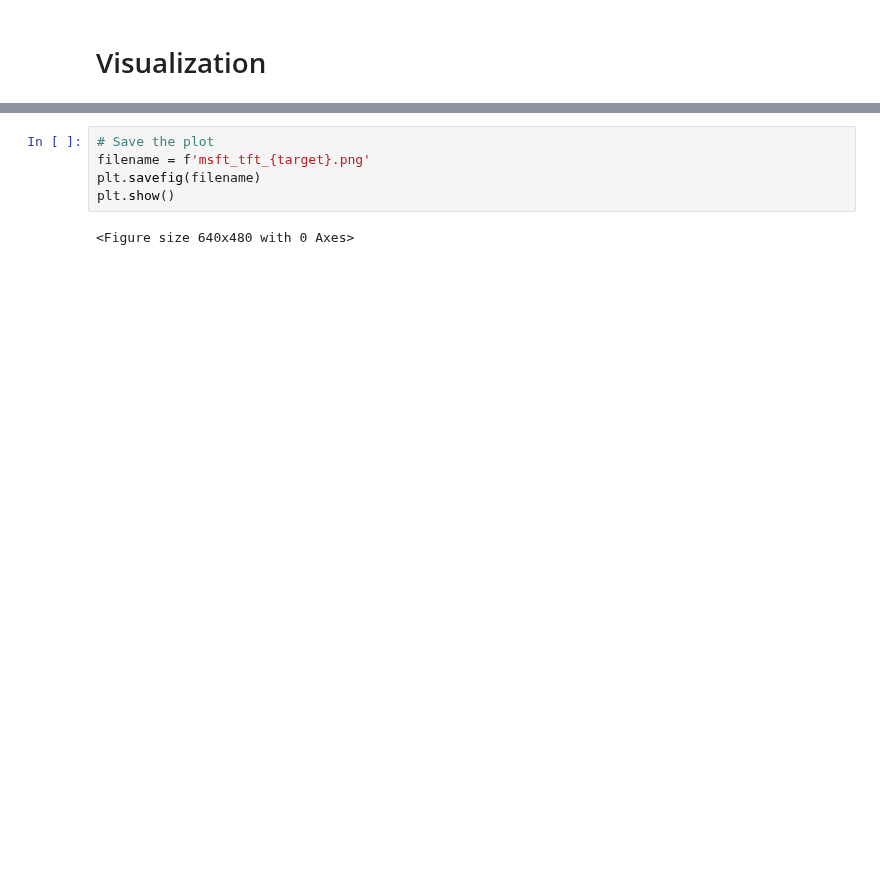
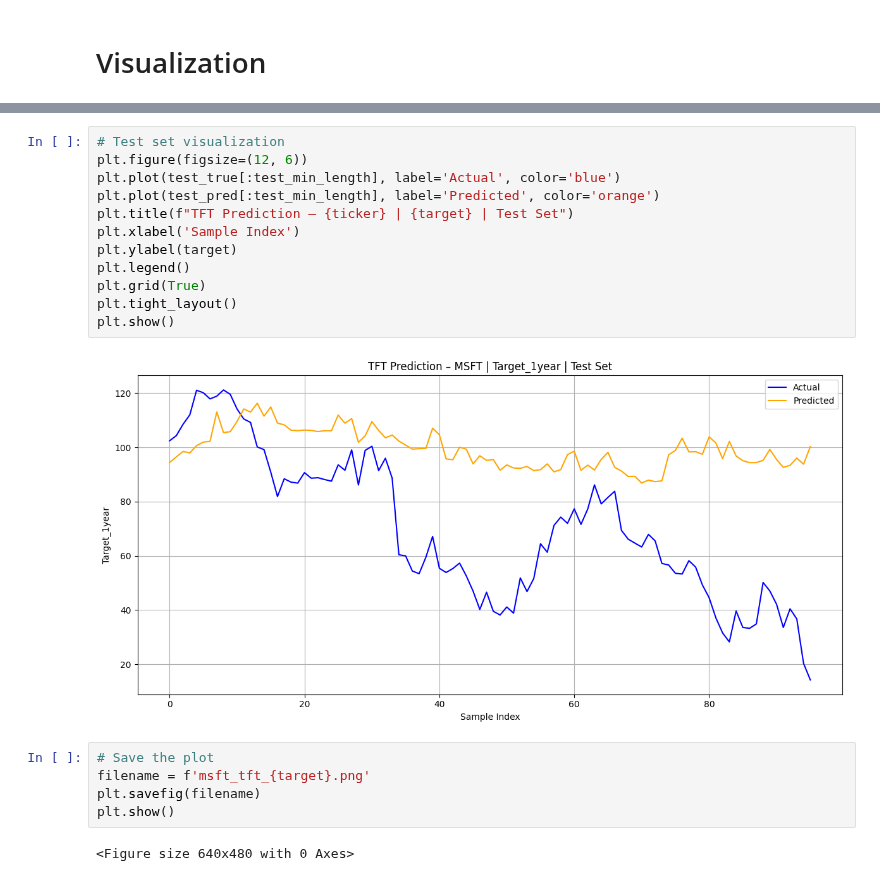
Before and after one commit to ManuelBagasina/DATCapstone, a Jupyter notebook: TFT.ipynb, the cells around one changed output, grey strips where cells are left out. Cells and saved outputs as stored; diff of their text form; blank space fills up the shorter version.

```diff
--- a/TFT.ipynb
+++ b/TFT.ipynb
@@ -322,3 +384,17 @@ plt.tight_layout()
+# %%
+# Test set visualization
+plt.figure(figsize=(12, 6))
+plt.plot(test_true[:test_min_length], label='Actual', color='blue')
+plt.plot(test_pred[:test_min_length], label='Predicted', color='orange')
+plt.title(f"TFT Prediction – {ticker} | {target} | Test Set")
+plt.xlabel('Sample Index')
+plt.ylabel(target)
+plt.legend()
+plt.grid(True)
+plt.tight_layout()
+plt.show()
+# %% [output]
+[figure, added]
 # %%
 # Save the plot
 filename = f'msft_tft_{target}.png'
```
Also changed, not shown: parts of 15 cells of this notebook.
